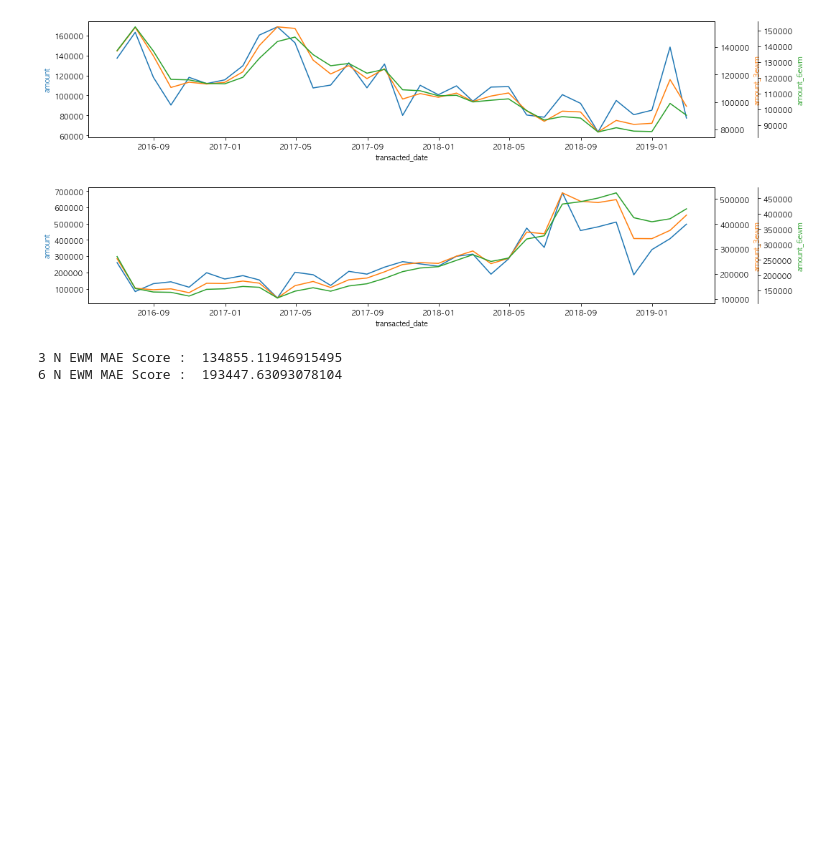
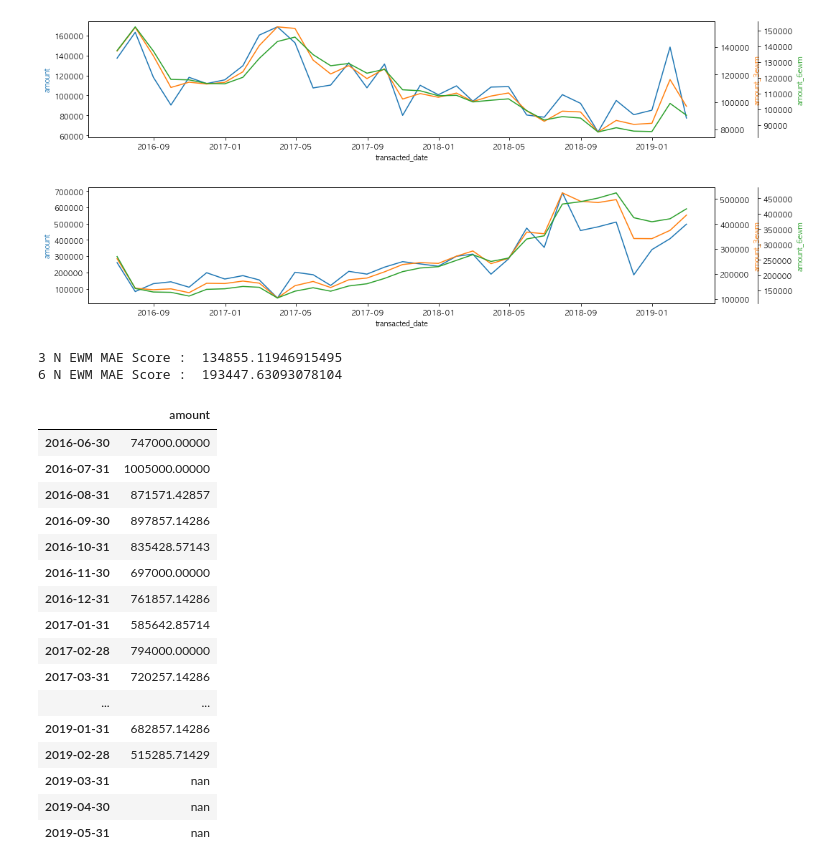
Before and after one commit to suhyun-cho/Dacon, a Jupyter notebook: 상점매출예측_FUNDA/1st-pass-code-review.ipynb, the cells around one changed output. Drawn from its saved outputs; the diff is of its cells as text; code cells hidden in the pictures; blank space fills up the shorter version.

```diff
--- a/상점매출예측_FUNDA/1st-pass-code-review.ipynb
+++ b/상점매출예측_FUNDA/1st-pass-code-review.ipynb
@@ -1058,3 +1073,24 @@ print("6 N EWM MAE Score : ", mae(ewm_month.amount_6ewm, sma_month.amount.values
 # %% [output]
 3 N EWM MAE Score :  134855.11946915495
 6 N EWM MAE Score :  193447.63093078104
+# %%
+# wma_train
+pd.concat([pd.DataFrame(df_month[df_month.store_id==0].amount), pd.DataFrame(index=pd.to_datetime(['2019-03-31', '2019-04-30', '2019-05-31']))],axis=0)
+# %% [output]
+|  | amount |
+| 2016-06-30 | 747000.00000 |
+| 2016-07-31 | 1005000.00000 |
+| 2016-08-31 | 871571.42857 |
+| 2016-09-30 | 897857.14286 |
+| 2016-10-31 | 835428.57143 |
+| 2016-11-30 | 697000.00000 |
+| 2016-12-31 | 761857.14286 |
+| 2017-01-31 | 585642.85714 |
+| 2017-02-28 | 794000.00000 |
+| 2017-03-31 | 720257.14286 |
+| ... | ... |
+| 2019-01-31 | 682857.14286 |
+| 2019-02-28 | 515285.71429 |
+| 2019-03-31 | nan |
+| 2019-04-30 | nan |
+| 2019-05-31 | nan |
```
Also changed, not shown: parts of 17 cells of this notebook.
